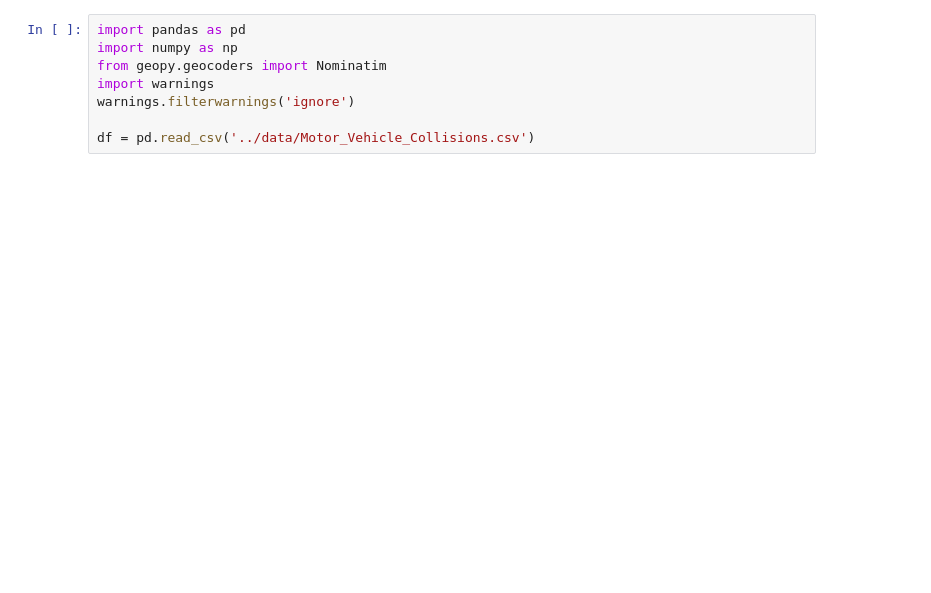
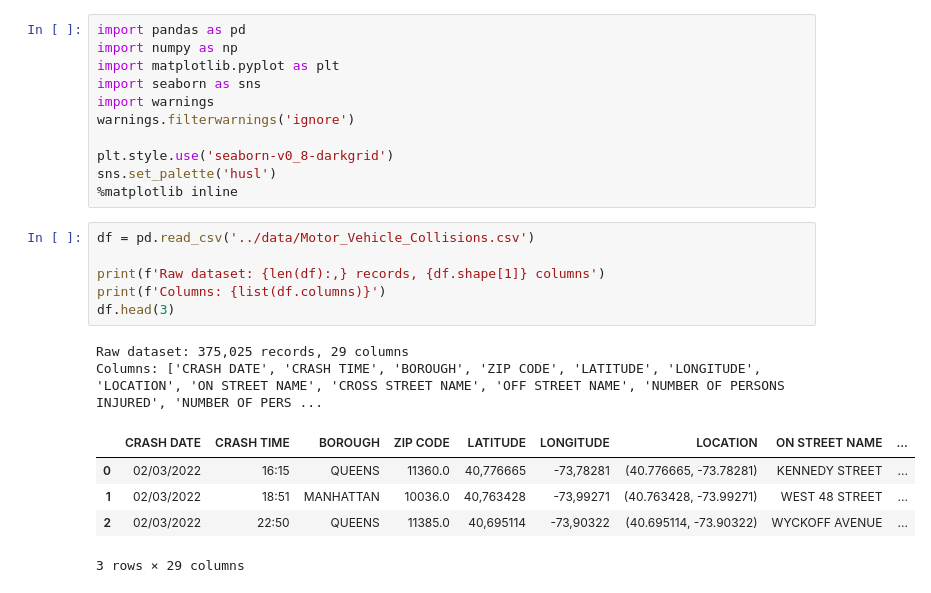
Before and after one commit to SU-IST707-SP26/group-project-crash-predictors, a Jupyter notebook: work/02_milestone_data_cleaning.ipynb, the cells around one changed output. Drawn from its saved outputs; the diff is of its cells as text; blank space fills up the shorter version.

```diff
--- a/work/02_milestone_data_cleaning.ipynb
+++ b/work/02_milestone_data_cleaning.ipynb
@@ -1,8 +21,25 @@
 # %%
 import pandas as pd
 import numpy as np
-from geopy.geocoders import Nominatim
+import matplotlib.pyplot as plt
+import seaborn as sns
 import warnings
 warnings.filterwarnings('ignore')
 
-df = pd.read_csv('../data/Motor_Vehicle_Collisions.csv')
+plt.style.use('seaborn-v0_8-darkgrid')
+sns.set_palette('husl')
+%matplotlib inline
+# %%
+df = pd.read_csv('../data/Motor_Vehicle_Collisions.csv')
+
+print(f'Raw dataset: {len(df):,} records, {df.shape[1]} columns')
+print(f'Columns: {list(df.columns)}')
+df.head(3)
+# %% [output]
+Raw dataset: 375,025 records, 29 columns
+Columns: ['CRASH DATE', 'CRASH TIME', 'BOROUGH', 'ZIP CODE', 'LATITUDE', 'LONGITUDE', 'LOCATION', 'ON STREET NAME', 'CROSS STREET NAME', 'OFF STREET NAME', 'NUMBER OF PERSONS INJURED', 'NUMBER OF PERS ...
+|  | CRASH DATE | CRASH TIME | BOROUGH | ZIP CODE | LATITUDE | LONGITUDE | LOCATION | ON STREET NAME | ... |
+| 0 | 02/03/2022 | 16:15 | QUEENS | 11360.0 | 40,776665 | -73,78281 | (40.776665, -73.78281) | KENNEDY STREET | ... |
+| 1 | 02/03/2022 | 18:51 | MANHATTAN | 10036.0 | 40,763428 | -73,99271 | (40.763428, -73.99271) | WEST 48 STREET | ... |
+| 2 | 02/03/2022 | 22:50 | QUEENS | 11385.0 | 40,695114 | -73,90322 | (40.695114, -73.90322) | WYCKOFF AVENUE | ... |
+3 rows × 29 columns
```
Also changed, not shown: parts of 21 cells of this notebook, 1 other file.
